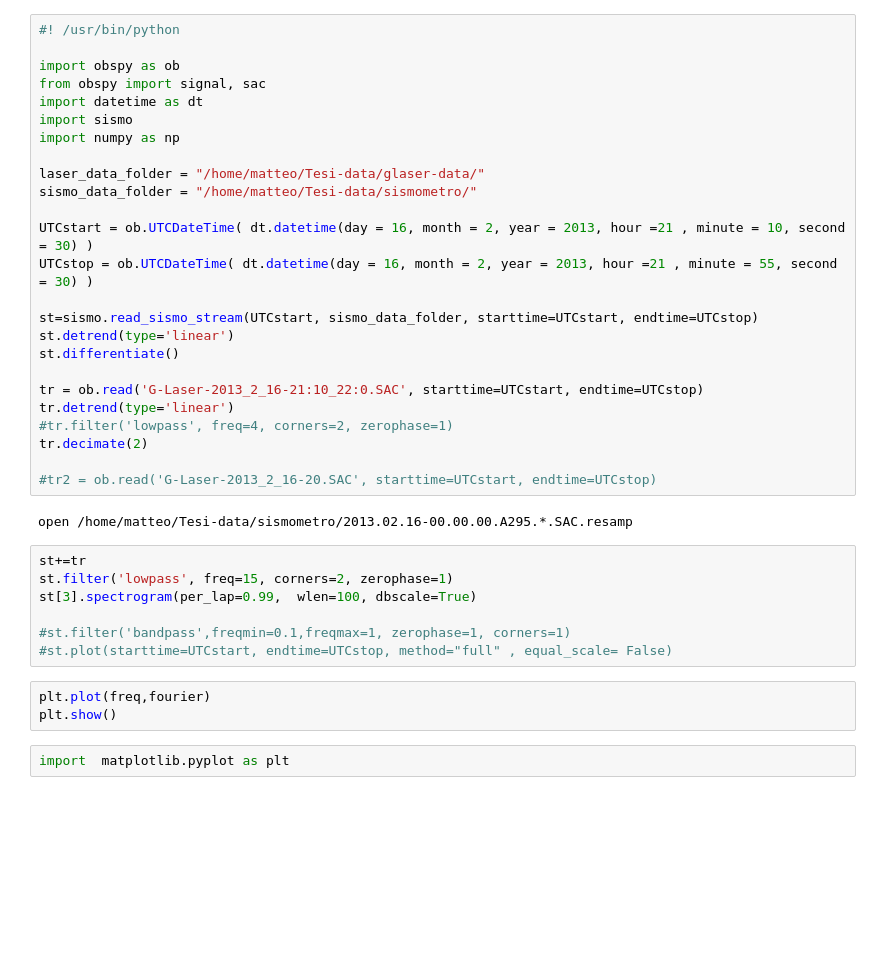
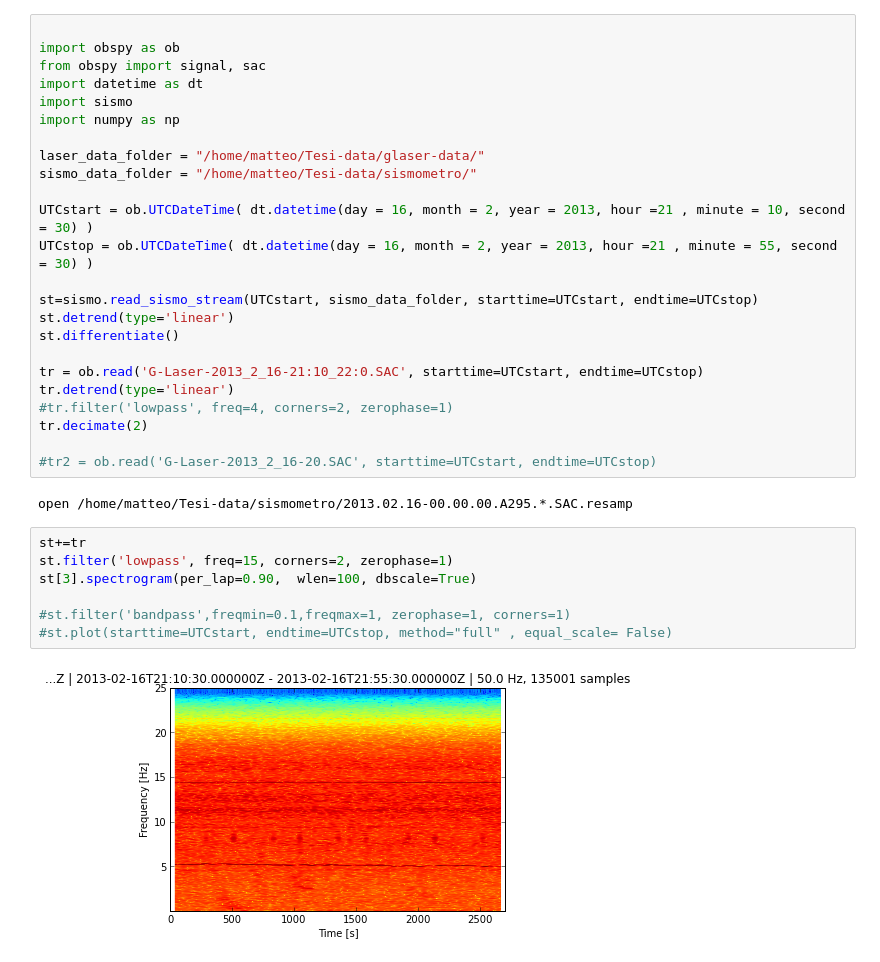
Before and after one commit to luk156/Tesi, a Jupyter notebook: direzione_arrivo.ipynb, the cells around one changed output. Cells and saved outputs as stored; diff of their text form; blank space fills up the shorter version.

```diff
--- a/direzione_arrivo.ipynb
+++ b/direzione_arrivo.ipynb
@@ -1,5 +1,4 @@
 # %%
-#! /usr/bin/python
 
 import obspy as ob
 from obspy import signal, sac
@@ -28,15 +27,12 @@ open /home/matteo/Tesi-data/sismometro/2013.02.16-00.00.00.A295.*.SAC.resamp
 # %%
 st+=tr
 st.filter('lowpass', freq=15, corners=2, zerophase=1)
-st[3].spectrogram(per_lap=0.99,  wlen=100, dbscale=True)
+st[3].spectrogram(per_lap=0.90,  wlen=100, dbscale=True)
 
 #st.filter('bandpass',freqmin=0.1,freqmax=1, zerophase=1, corners=1)
 #st.plot(starttime=UTCstart, endtime=UTCstop, method="full" , equal_scale= False)
+# %% [output]
+[figure, added]
-# %%
-plt.plot(freq,fourier)
-plt.show()
-# %%
-import  matplotlib.pyplot as plt
 # %%
 S=ob.UTCDateTime('2013-02-16T21:17:50.896728Z')
 P=ob.UTCDateTime('2013-02-16T21:17:08.031309Z')
```
Also changed, not shown: parts of 4 cells of this notebook, 9 other files.
